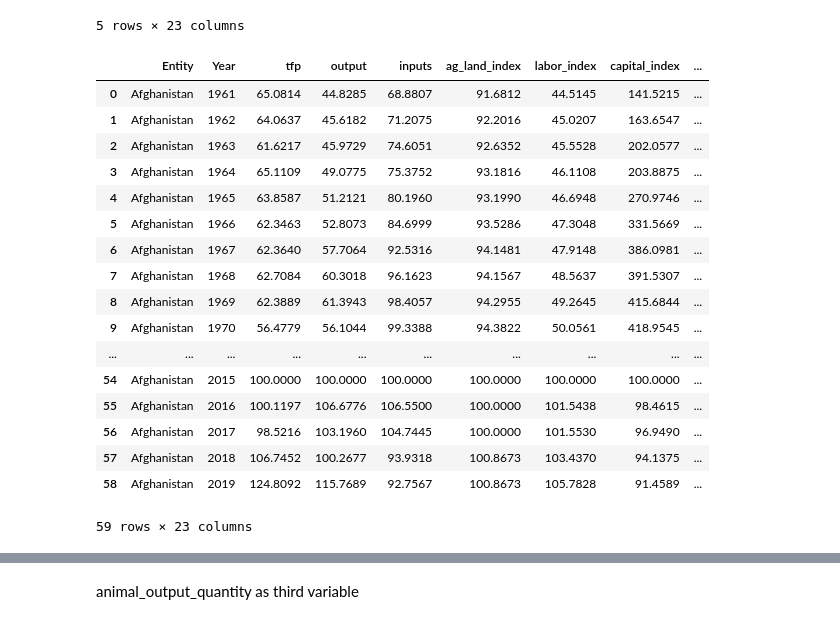
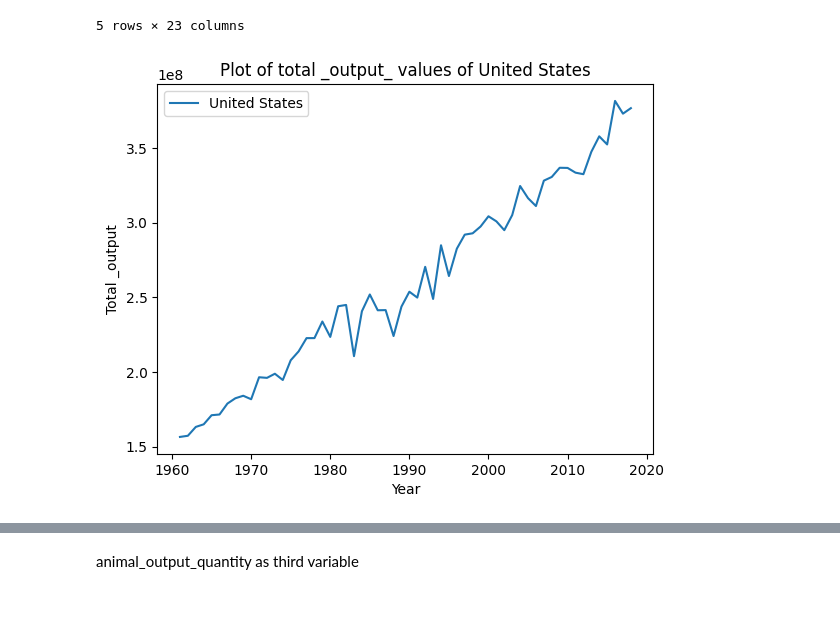
Before and after one commit to carlkrg/AP-Agros-Uni-Project, a Jupyter notebook: Testing/testing_notebook.ipynb, the cells around one changed output, grey strips where cells are left out. Saved outputs shown, nothing was run; the diff lists cells and outputs as text; code cells hidden in the pictures.

```diff
--- a/Testing/testing_notebook.ipynb
+++ b/Testing/testing_notebook.ipynb
@@ -25,24 +25,7 @@ reading data file into pandas dataframe...
 | 3 | Afghanistan | 1964 | 65.1109 | 49.0775 | 75.3752 | 93.1816 | 46.1108 | 203.8875 | ... |
 | 4 | Afghanistan | 1965 | 63.8587 | 51.2121 | 80.1960 | 93.1990 | 46.6948 | 270.9746 | ... |
 5 rows × 23 columns
-# %%
-test_obj.df.loc[test_obj.df['Entity'] == 'Afghanistan']
-# %% [output]
-|  | Entity | Year | tfp | output | inputs | ag_land_index | labor_index | capital_index | ... |
-| 0 | Afghanistan | 1961 | 65.0814 | 44.8285 | 68.8807 | 91.6812 | 44.5145 | 141.5215 | ... |
-| 1 | Afghanistan | 1962 | 64.0637 | 45.6182 | 71.2075 | 92.2016 | 45.0207 | 163.6547 | ... |
-| 2 | Afghanistan | 1963 | 61.6217 | 45.9729 | 74.6051 | 92.6352 | 45.5528 | 202.0577 | ... |
-| 3 | Afghanistan | 1964 | 65.1109 | 49.0775 | 75.3752 | 93.1816 | 46.1108 | 203.8875 | ... |
-| 4 | Afghanistan | 1965 | 63.8587 | 51.2121 | 80.1960 | 93.1990 | 46.6948 | 270.9746 | ... |
-| 5 | Afghanistan | 1966 | 62.3463 | 52.8073 | 84.6999 | 93.5286 | 47.3048 | 331.5669 | ... |
-| 6 | Afghanistan | 1967 | 62.3640 | 57.7064 | 92.5316 | 94.1481 | 47.9148 | 386.0981 | ... |
-| 7 | Afghanistan | 1968 | 62.7084 | 60.3018 | 96.1623 | 94.1567 | 48.5637 | 391.5307 | ... |
-| 8 | Afghanistan | 1969 | 62.3889 | 61.3943 | 98.4057 | 94.2955 | 49.2645 | 415.6844 | ... |
-| 9 | Afghanistan | 1970 | 56.4779 | 56.1044 | 99.3388 | 94.3822 | 50.0561 | 418.9545 | ... |
-| ... | ... | ... | ... | ... | ... | ... | ... | ... | ... |
-| 54 | Afghanistan | 2015 | 100.0000 | 100.0000 | 100.0000 | 100.0000 | 100.0000 | 100.0000 | ... |
-| 55 | Afghanistan | 2016 | 100.1197 | 106.6776 | 106.5500 | 100.0000 | 101.5438 | 98.4615 | ... |
-| 56 | Afghanistan | 2017 | 98.5216 | 103.1960 | 104.7445 | 100.0000 | 101.5530 | 96.9490 | ... |
-| 57 | Afghanistan | 2018 | 106.7452 | 100.2677 | 93.9318 | 100.8673 | 103.4370 | 94.1375 | ... |
-| 58 | Afghanistan | 2019 | 124.8092 | 115.7689 | 92.7567 | 100.8673 | 105.7828 | 91.4589 | ... |
-59 rows × 23 columns
+# %%
+test_obj.plot_country_chart("United States")
+# %% [output]
+[figure, added]
```
Also changed, not shown: parts of 1 cell of this notebook, 1 other file.
